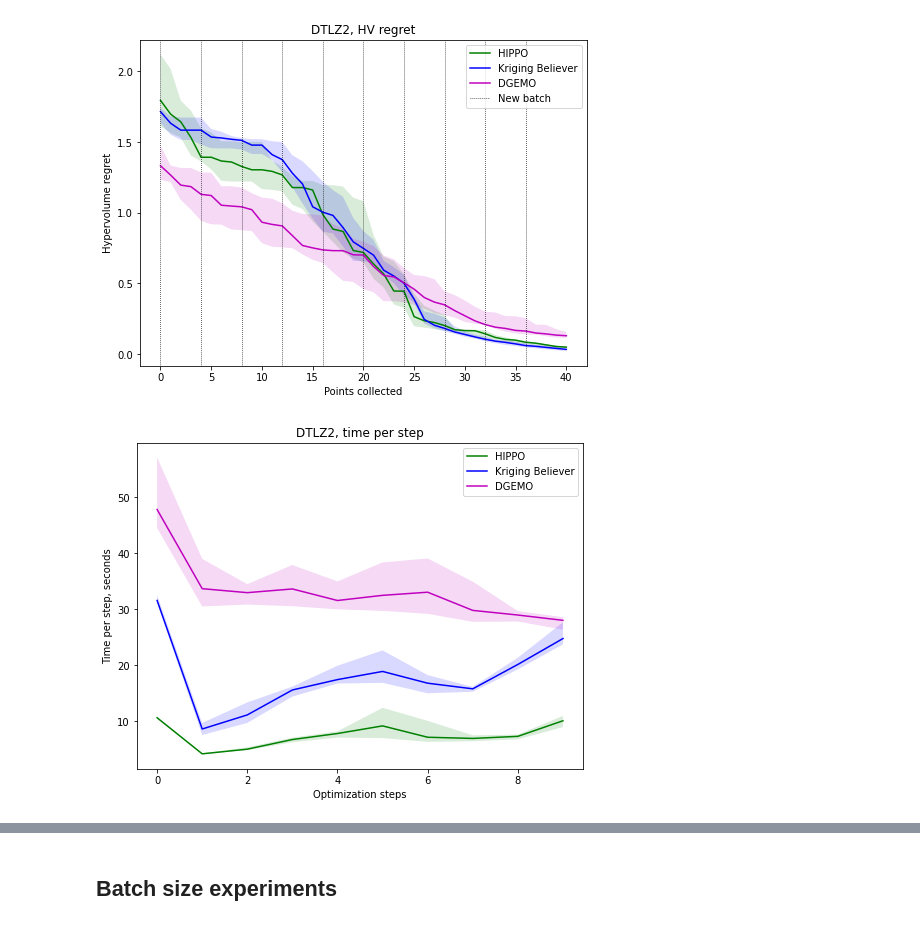
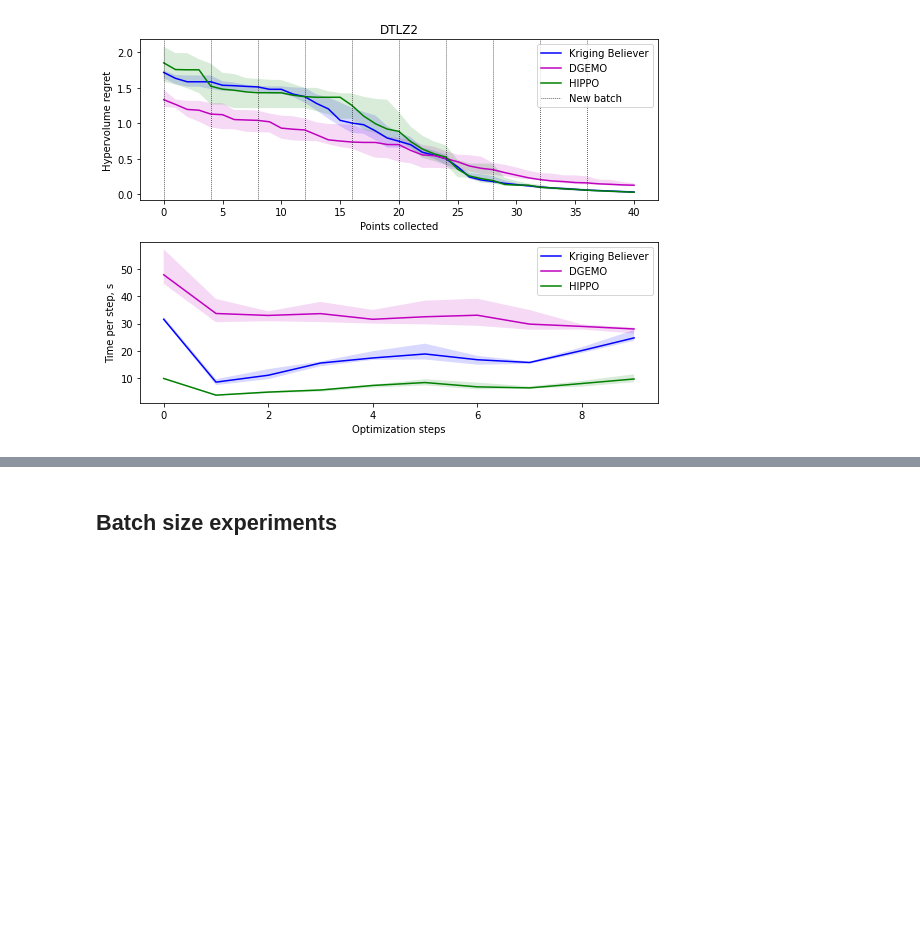
Before and after one commit to apaleyes/trieste, a Jupyter notebook: docs/notebooks/mo_lp/plot_results.ipynb, the cells around one changed output, grey strips where cells are left out. Cells and saved outputs as stored; diff of their text form; code cells hidden in the pictures; blank space fills up the shorter version.

```diff
--- a/docs/notebooks/mo_lp/plot_results.ipynb
+++ b/docs/notebooks/mo_lp/plot_results.ipynb
@@ -12,11 +15,11 @@ def plot_median_quantiles(x, y, color, label):
     plt.fill_between(x, np.quantile(y, q=0.25, axis=0), np.quantile(y, q=0.75, axis=0), facecolor=color, alpha=0.15)
     plt.plot(x, np.median(y, axis=0), c=color, label=label)
 # %%
-save_files = False
+save_files = True
 
 def save_plot(name, save_this_one=False):
     if save_files or save_this_one:
-        plt.savefig(f'{name}.eps', format='eps')
+        plt.savefig(f'{name}.pdf')
 # %%
 plt.rcParams["figure.figsize"] = (8, 6)
 # %%
@@ -219,43 +224,46 @@ dgemo_regret = np.loadtxt("results/DGEMO_dtlz2_n_initial_points_3_n_query_points
 hippo_time = np.loadtxt("results/HIPPO_DTLZ2_n_initial_points_3_n_query_points_4_n_optimization_steps_10_n_repeats_10_seed_None_time", delimiter=",")
 kb_time = np.loadtxt("results/KB_DTLZ2_n_initial_points_3_n_query_points_4_n_optimization_steps_10_n_repeats_10_seed_None_time", delimiter=",")
 dgemo_time = np.loadtxt("results/DGEMO_dtlz2_n_initial_points_3_n_query_points_4_n_optimization_steps_10_n_repeats_10_seed_None_time", delimiter=",")
 
 n_query_points = 4
 n_optimization_steps = 10
 
 
 # regret
 x = range(n_query_points * n_optimization_steps + 1)
 
-plot_median_quantiles(x, hippo_hv_regret, 'g', 'HIPPO')
+fig, (ax1, ax2) = plt.subplots(2, 1)
+
+plt.axes(ax1)
 plot_median_quantiles(x, kb_hv_regret, 'b', 'Kriging Believer')
 plot_median_quantiles(x, dgemo_regret, 'm', 'DGEMO')
+plot_median_quantiles(x, hippo_hv_regret, 'g', 'HIPPO')
 plt.axvline(x=0, c='k', ls=':', lw=0.75, label="New batch")
 for xc in range(n_query_points, n_query_points * n_optimization_steps, n_query_points):
     plt.axvline(x=xc, c='k', ls=':', lw=0.75)
-plt.title("DTLZ2, HV regret")
+plt.title("DTLZ2")
 plt.xlabel("Points collected")
 plt.ylabel("Hypervolume regret")
 plt.legend()
-save_plot('dtlz2_hv_regret')
-plt.show()
 
 
 # time per step
 x = range(n_optimization_steps)
 
-plot_median_quantiles(x, hippo_time, 'g', 'HIPPO')
+plt.axes(ax2)
 plot_median_quantiles(x, kb_time, 'b', 'Kriging Believer')
 plot_median_quantiles(x, dgemo_time, 'm', 'DGEMO')
-plt.title("DTLZ2, time per step")
+plot_median_quantiles(x, hippo_time, 'g', 'HIPPO')
+# plt.title("DTLZ2, time per step")
 plt.xlabel("Optimization steps")
-plt.ylabel("Time per step, seconds")
+plt.ylabel("Time per step, s")
 plt.legend()
-save_plot('dtlz2_time')
+
+fig.tight_layout()
+save_plot('dtlz2')
 plt.show()
 # %% [output]
-[figure, old version]
+[figure, new version]
-[figure, removed]
 # %%
 batch_mc_hv_regret = np.loadtxt("results/BatchMC_VLMOP2_n_initial_points_3_n_query_points_4_n_optimization_steps_10_n_repeats_10_seed_None", delimiter=",")
 hippo_hv_regret = np.loadtxt("results/HIPPO_VLMOP2_n_initial_points_3_n_query_points_4_n_optimization_steps_10_n_repeats_10_seed_None", delimiter=",")
```
Also changed, not shown: parts of 9 cells of this notebook, 13 other files.
